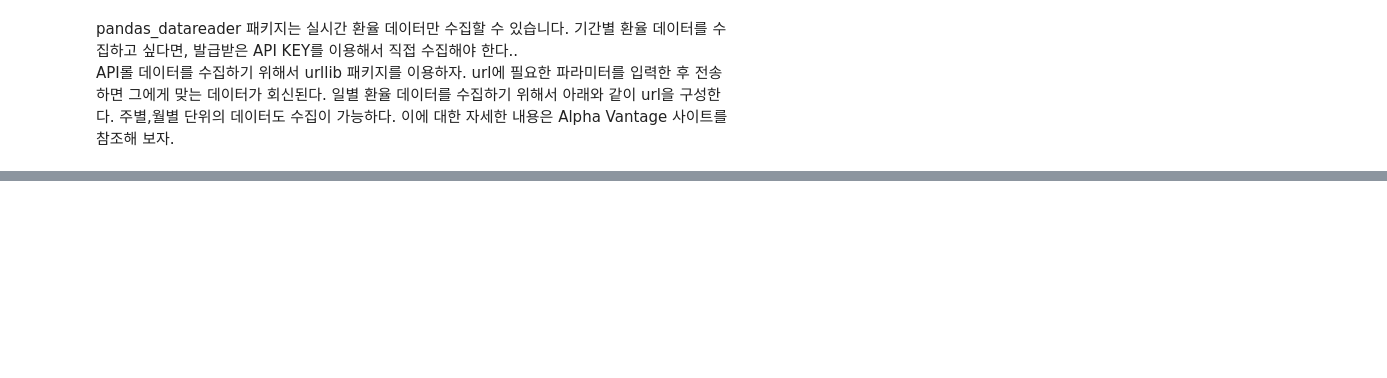
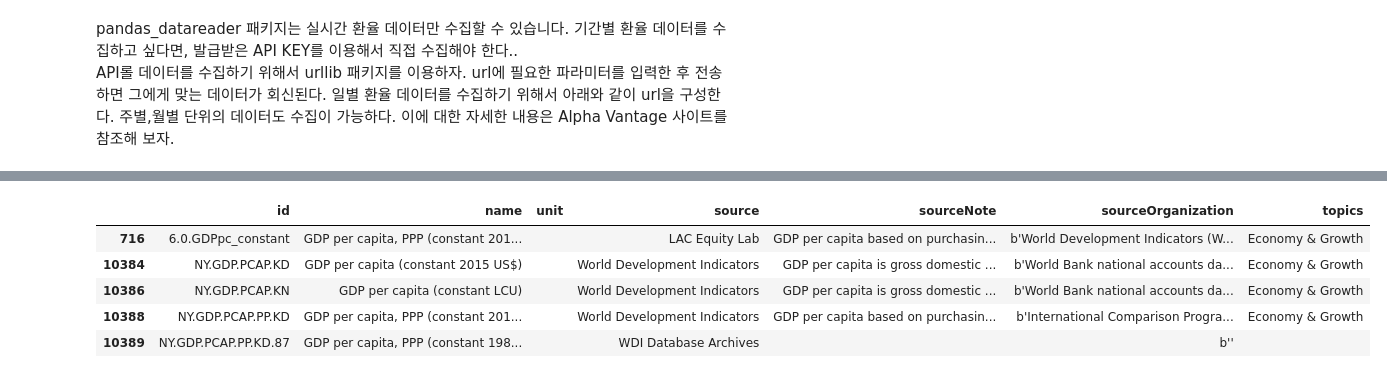
Before and after one commit to choiuikang/financial_data_python, a Jupyter notebook: chapter_1.ipynb, the cells around one changed output, grey strips where cells are left out. Saved outputs shown, nothing was run; the diff lists cells and outputs as text; code cells hidden in the pictures; blank space fills up the shorter version.

```diff
--- a/chapter_1.ipynb
+++ b/chapter_1.ipynb
@@ -129,0 +160,10 @@ SyntaxError: EOL while scanning string literal (63427422.py, line 1)
+# %%
+from pandas_datareader import wb
+wb.search('gdp.*capita.*const')
+# %% [output]
+|  | id | name | unit | source | sourceNote | sourceOrganization | topics |
+| 716 | 6.0.GDPpc_constant | GDP per capita, PPP (constant 201... |  | LAC Equity Lab | GDP per capita based on purchasin... | b'World Development Indicators (W... | Economy & Growth |
+| 10384 | NY.GDP.PCAP.KD | GDP per capita (constant 2015 US$) |  | World Development Indicators | GDP per capita is gross domestic ... | b'World Bank national accounts da... | Economy & Growth |
+| 10386 | NY.GDP.PCAP.KN | GDP per capita (constant LCU) |  | World Development Indicators | GDP per capita is gross domestic ... | b'World Bank national accounts da... | Economy & Growth |
+| 10388 | NY.GDP.PCAP.PP.KD | GDP per capita, PPP (constant 201... |  | World Development Indicators | GDP per capita based on purchasin... | b'International Comparison Progra... | Economy & Growth |
+| 10389 | NY.GDP.PCAP.PP.KD.87 | GDP per capita, PPP (constant 198... |  | WDI Database Archives |  | b'' |  |
```
Also changed, not shown: parts of 12 cells of this notebook.
